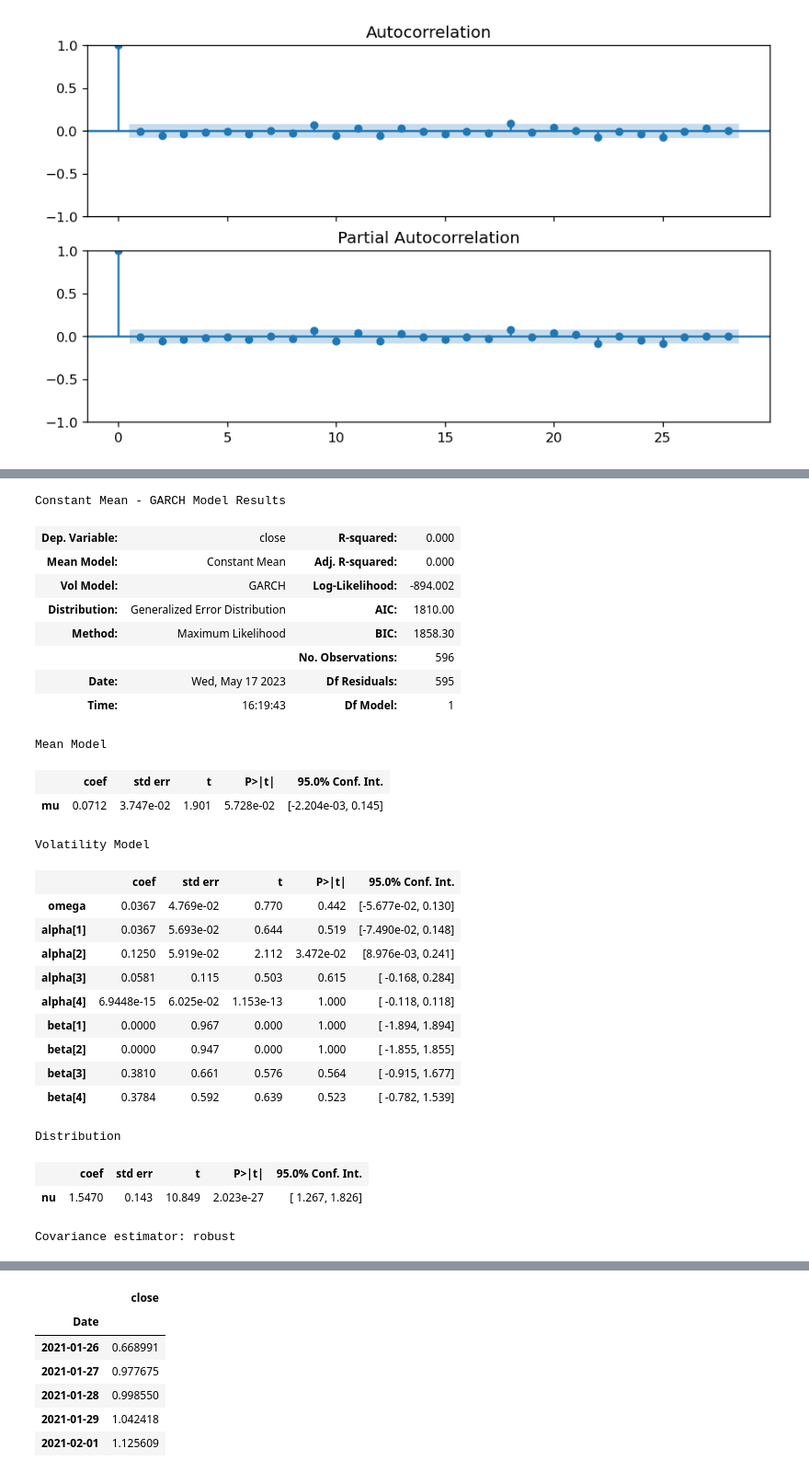
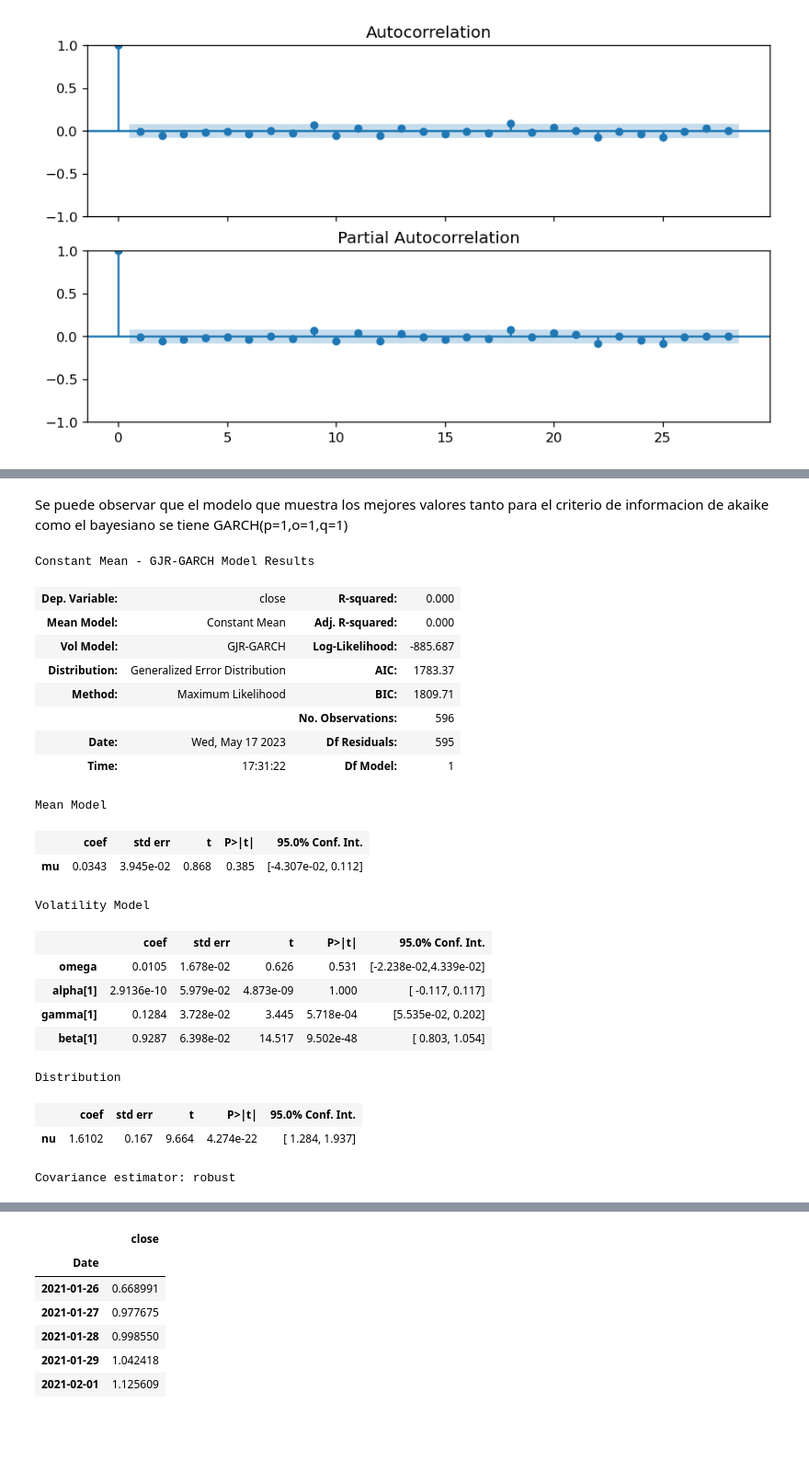
Before and after one commit to juanguzman2/Prediccion-del-indice-SyP500-mediante-XGBOOST-y-el-modelo-GARCH, a Jupyter notebook: Prediccion/prediccion_serie_tiempo.ipynb, the cells around one changed output, grey strips where cells are left out. Shown at 92% size. Drawn from its saved outputs; the diff is of its cells as text; code cells hidden in the pictures; blank space fills up the shorter version.

```diff
--- a/Prediccion/prediccion_serie_tiempo.ipynb
+++ b/Prediccion/prediccion_serie_tiempo.ipynb
@@ -178,36 +279,30 @@ convergen rapidamente al intervalo
+# %% [markdown]
+Se puede observar que el modelo que muestra los mejores valores tanto para el criterio de informacion de akaike como el bayesiano se tiene GARCH(p=1,o=1,q=1)
 # %%
-import arch
-from arch import arch_model
-
-# Crear un modelo GARCH
-model = arch_model(retornos,dist='ged', vol='Garch',p=4,q=4)
+# Modelo definitivo
+model = arch_model(retornos,dist='ged', vol='Garch',p=1,o=1,q=1) # dist = Nombre de la distribución de errores. vol = Nombre del modelo de volatilidad
 model_fit = model.fit(disp='off')
 model_fit.summary()
 # %% [output]
-Constant Mean - GARCH Model Results
+Constant Mean - GJR-GARCH Model Results
 | Dep. Variable: | close | R-squared: | 0.000 |
 | Mean Model: | Constant Mean | Adj. R-squared: | 0.000 |
-| Vol Model: | GARCH | Log-Likelihood: | -894.002 |
-| Distribution: | Generalized Error Distribution | AIC: | 1810.00 |
-| Method: | Maximum Likelihood | BIC: | 1858.30 |
+| Vol Model: | GJR-GARCH | Log-Likelihood: | -885.687 |
+| Distribution: | Generalized Error Distribution | AIC: | 1783.37 |
+| Method: | Maximum Likelihood | BIC: | 1809.71 |
 |  |  | No. Observations: | 596 |
 | Date: | Wed, May 17 2023 | Df Residuals: | 595 |
-| Time: | 16:19:43 | Df Model: | 1 |
+| Time: | 17:31:22 | Df Model: | 1 |
 Mean Model
 |  | coef | std err | t | P>|t| | 95.0% Conf. Int. |
-| mu | 0.0712 | 3.747e-02 | 1.901 | 5.728e-02 | [-2.204e-03, 0.145] |
+| mu | 0.0343 | 3.945e-02 | 0.868 | 0.385 | [-4.307e-02, 0.112] |
 Volatility Model
 |  | coef | std err | t | P>|t| | 95.0% Conf. Int. |
-| omega | 0.0367 | 4.769e-02 | 0.770 | 0.442 | [-5.677e-02, 0.130] |
-| alpha[1] | 0.0367 | 5.693e-02 | 0.644 | 0.519 | [-7.490e-02, 0.148] |
-| alpha[2] | 0.1250 | 5.919e-02 | 2.112 | 3.472e-02 | [8.976e-03, 0.241] |
-| alpha[3] | 0.0581 | 0.115 | 0.503 | 0.615 | [ -0.168, 0.284] |
-| alpha[4] | 6.9448e-15 | 6.025e-02 | 1.153e-13 | 1.000 | [ -0.118, 0.118] |
-| beta[1] | 0.0000 | 0.967 | 0.000 | 1.000 | [ -1.894, 1.894] |
-| beta[2] | 0.0000 | 0.947 | 0.000 | 1.000 | [ -1.855, 1.855] |
-| beta[3] | 0.3810 | 0.661 | 0.576 | 0.564 | [ -0.915, 1.677] |
-| beta[4] | 0.3784 | 0.592 | 0.639 | 0.523 | [ -0.782, 1.539] |
+| omega | 0.0105 | 1.678e-02 | 0.626 | 0.531 | [-2.238e-02,4.339e-02] |
+| alpha[1] | 2.9136e-10 | 5.979e-02 | 4.873e-09 | 1.000 | [ -0.117, 0.117] |
+| gamma[1] | 0.1284 | 3.728e-02 | 3.445 | 5.718e-04 | [5.535e-02, 0.202] |
+| beta[1] | 0.9287 | 6.398e-02 | 14.517 | 9.502e-48 | [ 0.803, 1.054] |
 Distribution
 |  | coef | std err | t | P>|t| | 95.0% Conf. Int. |
-| nu | 1.5470 | 0.143 | 10.849 | 2.023e-27 | [ 1.267, 1.826] |
+| nu | 1.6102 | 0.167 | 9.664 | 4.274e-22 | [ 1.284, 1.937] |
 Covariance estimator: robust
```
Also changed, not shown: parts of 52 cells of this notebook.
